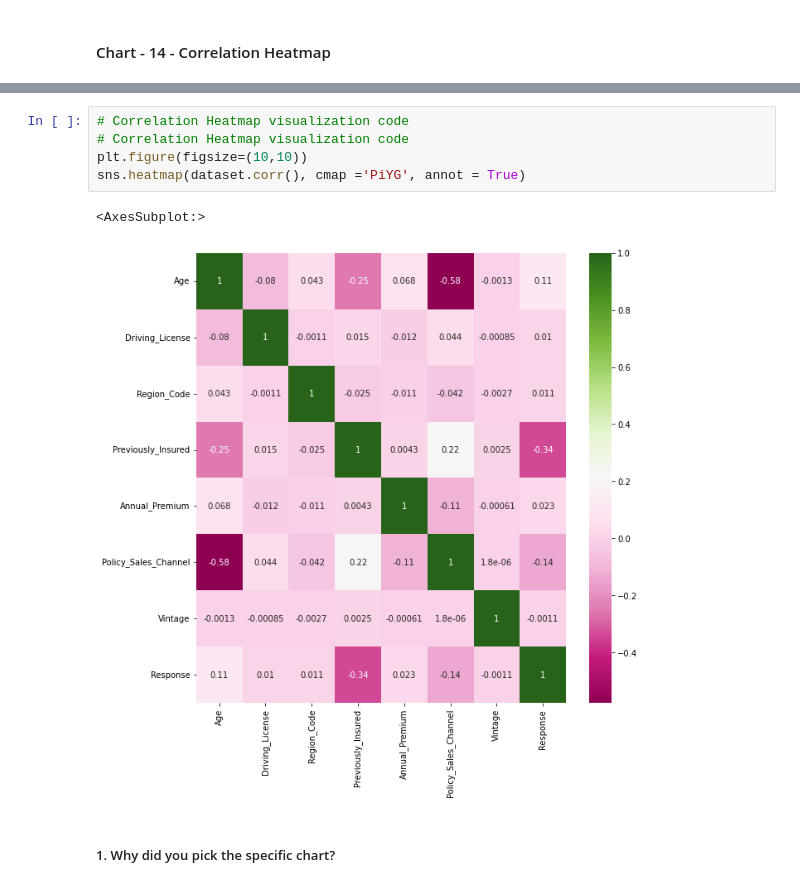
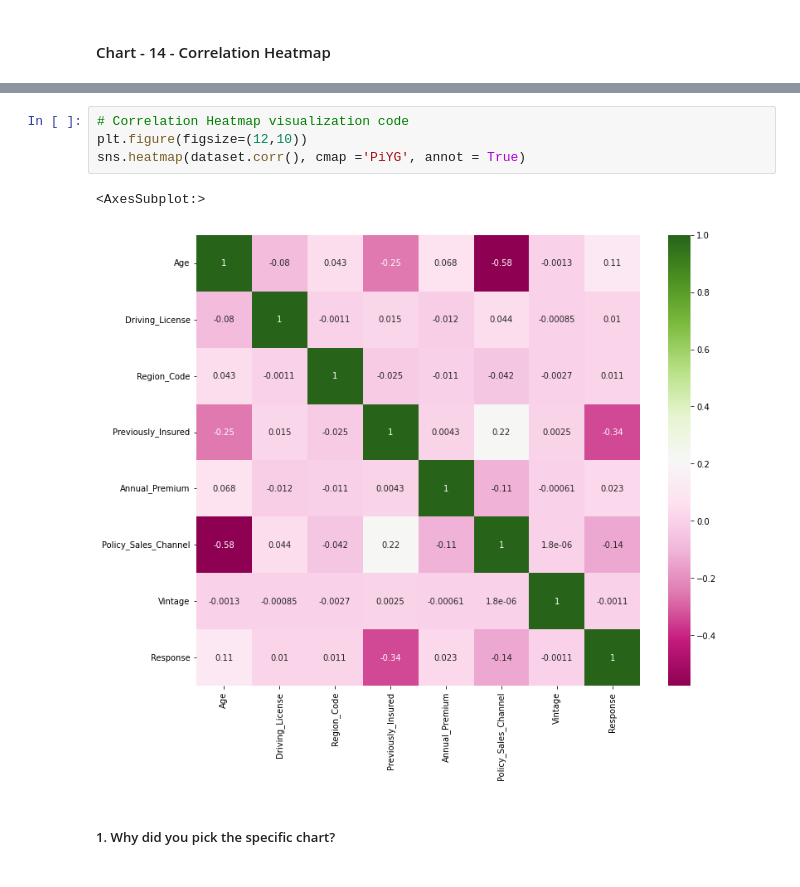
Before and after one commit to Asif-Ansari-bbl/HEALTH-INSURENCE-CROSS-SELL-PREDICTION, a Jupyter notebook: HEALTH_INSURANCE_GROSS_SELL_PREDICTION.ipynb, the cells around one changed output, grey strips where cells are left out. Saved outputs shown, nothing was run; the diff lists cells and outputs as text.

```diff
--- a/HEALTH_INSURANCE_GROSS_SELL_PREDICTION.ipynb
+++ b/HEALTH_INSURANCE_GROSS_SELL_PREDICTION.ipynb
@@ -842,11 +833,10 @@ Index(['Gender', 'Age', 'Driving_License', 'Region_Code', 'Previously_Insured',
 # %%
 # Correlation Heatmap visualization code
-# Correlation Heatmap visualization code
-plt.figure(figsize=(10,10))
+plt.figure(figsize=(12,10))
 sns.heatmap(dataset.corr(), cmap ='PiYG', annot = True)
 # %% [output]
 <AxesSubplot:>
-[figure, old version]
+[figure, new version]
 # %% [markdown]
 ##### 1. Why did you pick the specific chart?
 # %% [markdown]
```
Also changed, not shown: parts of 65 cells of this notebook.
